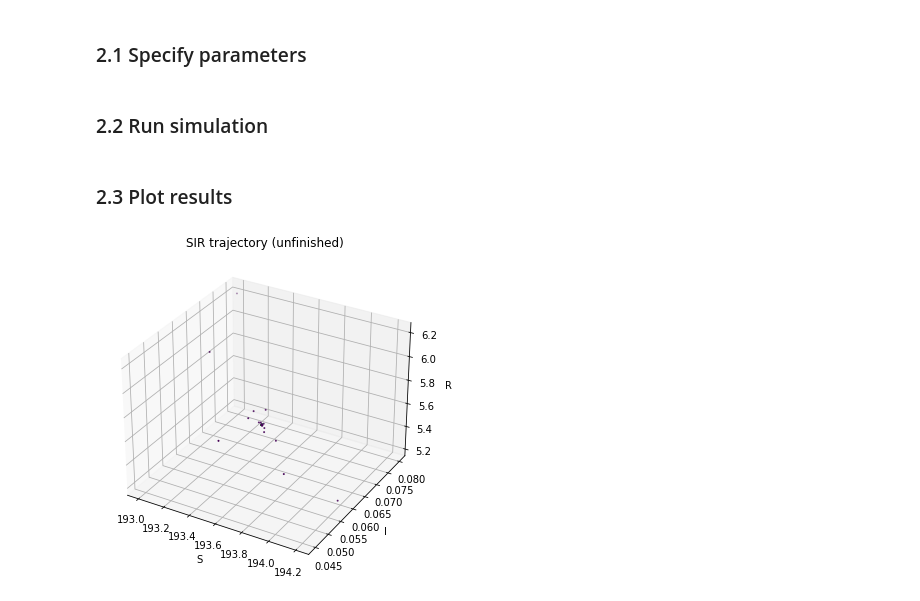
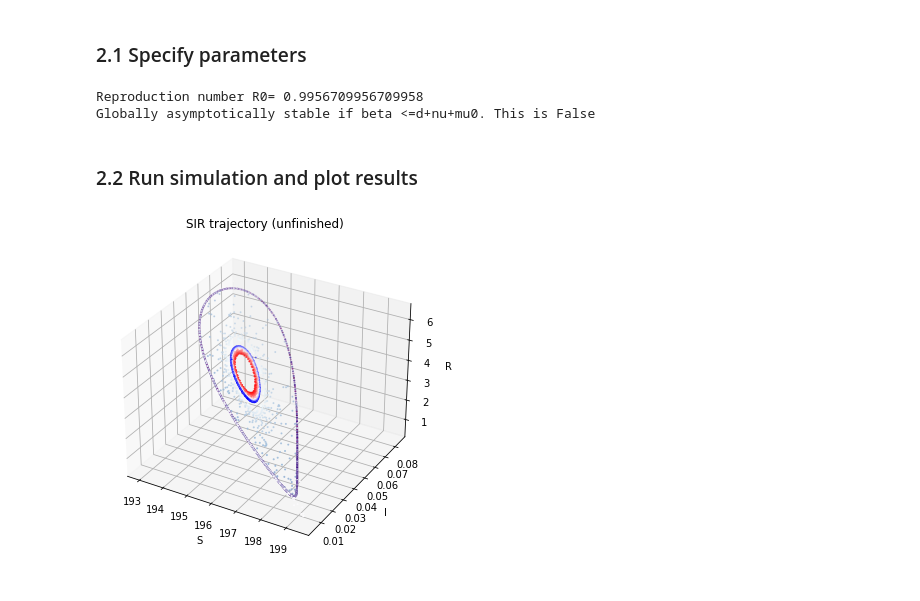
Before and after one commit to sonmikrafft-uni-MLCMS/ex3, a Jupyter notebook: task_5.ipynb, the cells around one changed output. Cells and saved outputs as stored; diff of their text form; code cells hidden in the pictures.

```diff
--- a/task_5.ipynb
+++ b/task_5.ipynb
@@ -109,12 +109,15 @@ beta = 11.5
 A = 20
 d = 0.1
 nu = 1
-b = 0.01  # try to set this to 0.01, 0.020, ..., 0.022, ..., 0.03
+b = 0.022 # try to set this to 0.01, 0.020, ..., 0.022, ..., 0.03
 mu0 = 10  # minimum recovery rate
 mu1 = 10.45  # maximum recovery rate
 
 # information
 print("Reproduction number R0=", sir.R0(beta, d, nu, mu1))
 print("Globally asymptotically stable if beta <=d+nu+mu0. This is", beta <= d + nu + mu0)
+# %% [output]
+Reproduction number R0= 0.9956709956709958
+Globally asymptotically stable if beta <=d+nu+mu0. This is False
 # %% [markdown]
-### 2.2 Run simulation
+### 2.2 Run simulation and plot results
@@ -138,29 +124,67 @@ sol = solve_ivp(
-# %% [markdown]
-### 2.3 Plot results
 # %%
 cmap = ["BuPu", "Purples", "bwr"][1]
 
 fig = plt.figure(figsize=(5, 5))
 ax = fig.add_subplot(111, projection="3d")
 
-# TODO what is this about?
-# SIM0 = [195.3, 0.052, 4.4] # what happens with this initial condition when b=0.022? -- it progresses VERY slowly. Needs t_end to be super large.
-# sol = solve_ivp(model, t_span=[time[0],time[-1]], y0=SIM0, t_eval=time, args=(mu0, mu1, beta, A, d, nu, b), method='DOP853', rtol=rtol, atol=atol)
-# ax.plot(sol.y[0], sol.y[1], sol.y[2], 'r-');
-# ax.scatter(sol.y[0], sol.y[1], sol.y[2], s=1, c=time, cmap='bwr');
+time = np.linspace(t_0, 15000, NT)
 
+
+SIM0 = [195.7, 0.03, 3.92]  # what happens with this initial condition when b=0.022?
+sol = solve_ivp(
+    sir.model,
+    t_span=[time[0], time[-1]],
+    y0=SIM0,
+    t_eval=time,
+    args=(mu0, mu1, beta, A, d, nu, b),
+    method="DOP853",
+    rtol=rtol,
+    atol=atol,
+)
+#ax.plot(sol.y[0], sol.y[1], sol.y[2], 'r-');
+ax.scatter(sol.y[0], sol.y[1], sol.y[2], s=1, c=time, cmap='BuPu')
+
+
+
+SIM0 = [193, 0.08, 6.21]  # what happens with this initial condition when b=0.022?
+sol = solve_ivp(
+    sir.model,
+    t_span=[time[0], time[-1]],
+    y0=SIM0,
+    t_eval=time,
+    args=(mu0, mu1, beta, A, d, nu, b),
+    method="DOP853",
+    rtol=rtol,
+    atol=atol,
+)
 # TODO to see something remove cmap (but think about why it was added in the first place)
 # TODO better plot than scatter to see connections?
 # TODO fix cmap
 # TODO colour = time currently no effect?
-ax.scatter(sol.y[0], sol.y[1], sol.y[2], s=1, c=time, cmap=cmap)
+#ax.plot(sol.y[0], sol.y[1], sol.y[2], 'b-');
+ax.scatter(sol.y[0], sol.y[1], sol.y[2], s=1, c=time, cmap='Purples')
+
+
+# TODO what is this about?
+SIM0 = [195.3, 0.052, 4.4] # what happens with this initial condition when b=0.022? -- it progresses VERY slowly. Needs t_end to be super large.
+sol = solve_ivp(
+    sir.model,
+    t_span=[time[0],time[-1]],
+    y0=SIM0,
+    t_eval=time,
+    args=(mu0, mu1, beta, A, d, nu, b),
+    method='DOP853', rtol=rtol,
+    atol=atol)
+#ax.plot(sol.y[0], sol.y[1], sol.y[2], 'g-');
+ax.scatter(sol.y[0], sol.y[1], sol.y[2], s=1, c=time, cmap='bwr');
+
 
 ax.set_xlabel("S")
 ax.set_ylabel("I")
 ax.set_zlabel("R")
 
 # TODO find out what this "unfinished" is about
 ax.set_title("SIR trajectory (unfinished)")
 fig.tight_layout()
 # %% [output]
-[figure, old version]
+[figure, new version]
```
Also changed, not shown: parts of 2 cells of this notebook.
